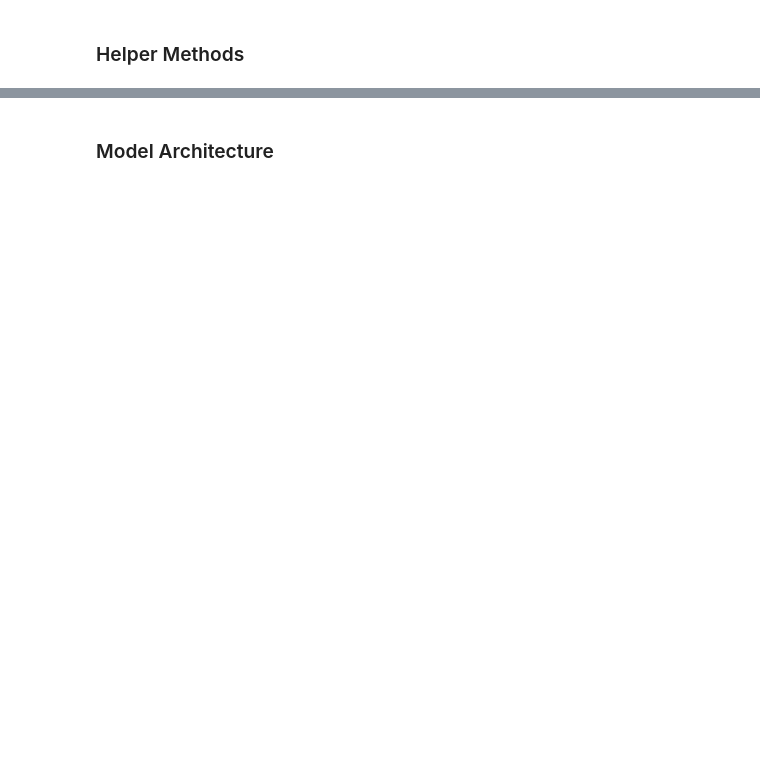
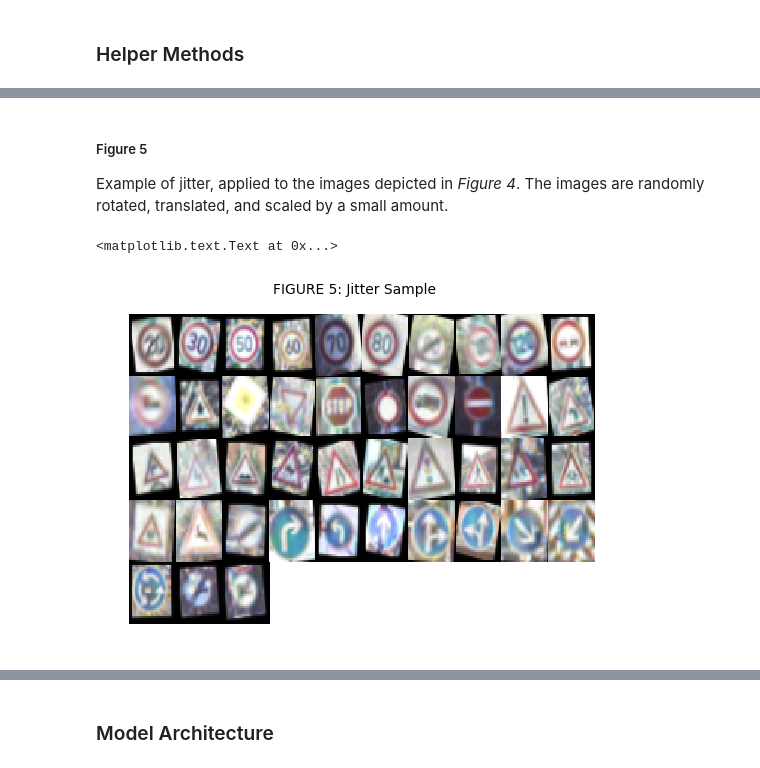
Before and after one commit to danidb/sdcnd-traffic-signs, a Jupyter notebook: Traffic_Sign_Classifier.ipynb, the cells around one changed output, grey strips where cells are left out. Drawn from its saved outputs; the diff is of its cells as text; code cells hidden in the pictures; blank space fills up the shorter version.

```diff
--- a/Traffic_Sign_Classifier.ipynb
+++ b/Traffic_Sign_Classifier.ipynb
@@ -243,0 +318,16 @@ figure_4.suptitle('FIGURE 4: CLAHE Sample')
+# %% [markdown]
+##### Figure 5
+Example of jitter, applied to the images depicted in *Figure 4*. The images are randomly rotated, translated, and scaled by a small amount.
+# %%
+figure_5 = plt.figure(5)
+for i in range(0, len(figure_1_images)):
+    figure_5_ax = figure_5.add_subplot(np.ceil(len(figure_1_images)/figure_1_row_length), figure_1_row_length, i+1)
+    img_jitter = jitter(clahe_RGB(figure_1_images[i], clipLimit=1.0, tileGridSize=(4,4)))
+    figure_5_ax.imshow(img_jitter, aspect='auto', interpolation='nearest')
+    figure_5_ax.axis('off')
+
+figure_5.subplots_adjust(wspace=0, hspace=0)
+figure_5.suptitle('FIGURE 5: Jitter Sample')
+# %% [output]
+<matplotlib.text.Text at 0x...>
+[figure, added]
```
Also changed, not shown: parts of 23 cells of this notebook.
